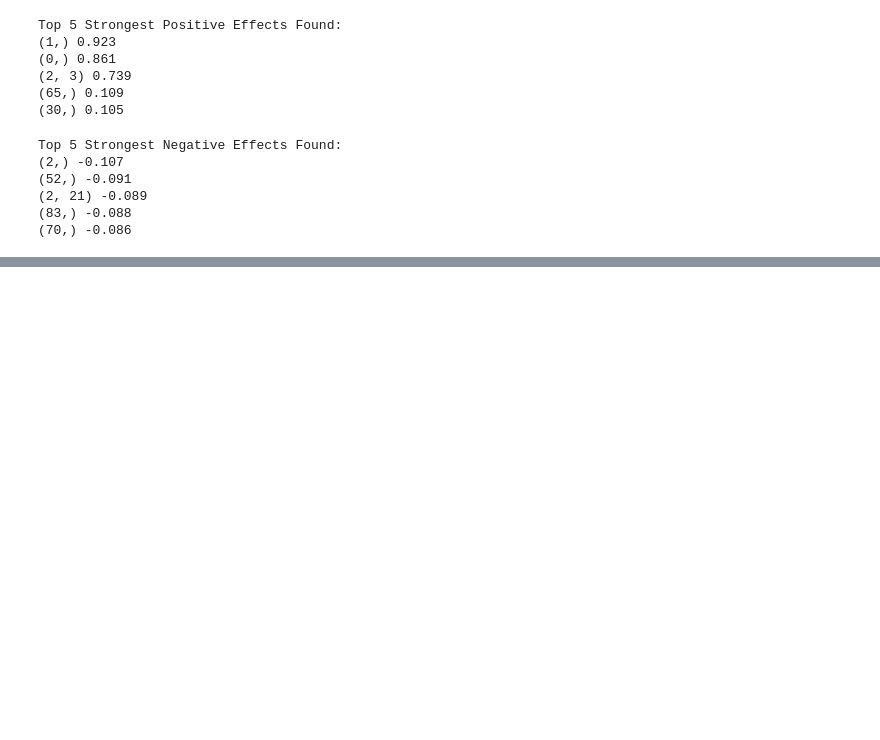
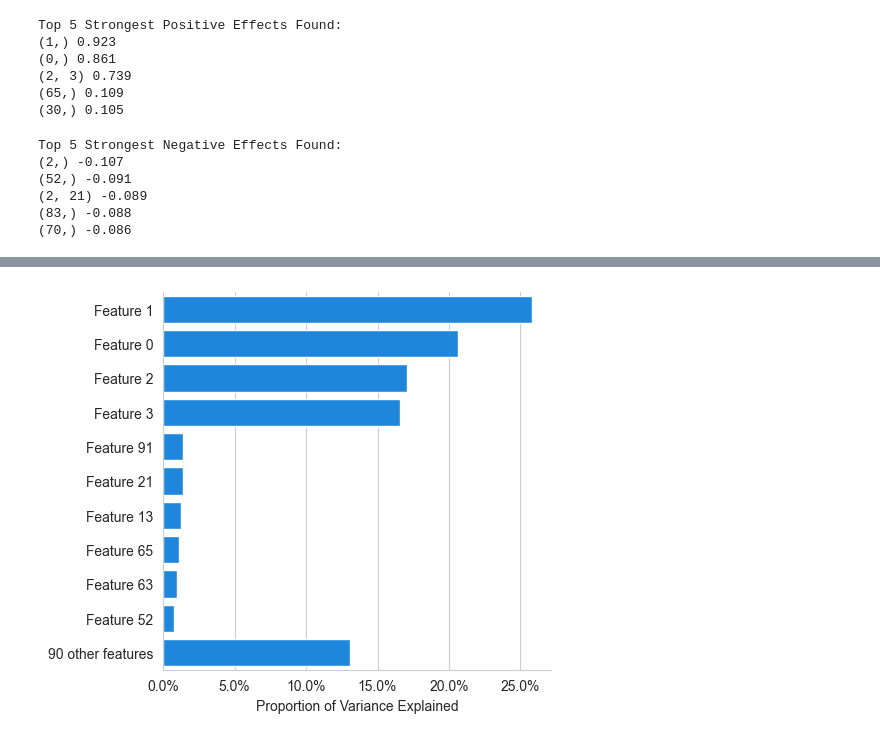
Before and after one commit to agrawalraj/anova, a Jupyter notebook: tutorials/source/skim_fa_continuous_basic.ipynb, the cells around one changed output, grey strips where cells are left out. Saved outputs shown, nothing was run; the diff lists cells and outputs as text; code cells hidden in the pictures; blank space fills up the shorter version.

Commit message:
working on adding sobol index plot

```diff
--- a/tutorials/source/skim_fa_continuous_basic.ipynb
+++ b/tutorials/source/skim_fa_continuous_basic.ipynb
@@ -389,0 +250,4 @@ DeviceArray([-3.32765222e+00,  3.23535490e+00,  7.42995024e+00,
+# %%
+covariate_variation = dict()
+for cov_ix in lanova.selected_covs:
+    covariate_variation[cov_ix] = lanova.get_variation_at_covariate(X_train, cov_ix).var().item()
@@ -389,0 +275,28 @@ DeviceArray([-3.32765222e+00,  3.23535490e+00,  7.42995024e+00,
+# %%
+import matplotlib.pyplot as plt
+import matplotlib.ticker as mtick
+
+import seaborn as sns
+import pandas as pd
+from fava.plots.colors import red_rgb, blue_rgb
+
+sns.set_style('whitegrid')
+
+def make_name(cov_ix):
+    return f'Feature {cov_ix}'
+
+
+max_feats = 10
+sobol_index_df = pd.DataFrame(list(covariate_variation.items()))
+sobol_index_df.columns = ['cov_ix', 'variance']
+sobol_index_df['names'] = sobol_index_df['cov_ix'].apply(make_name)
+sobol_index_df = sobol_index_df.sort_values(by='variance', ascending=False)
+sobol_index_df['norm_variance'] = 100 * sobol_index_df['variance'].values / sobol_index_df['variance'].sum()
+
+if sobol_index_df.shape[0] > max_feats:
+    top_feats = sobol_index_df.head(max_feats)
+    n_removed_feats = sobol_index_df.shape[0] - max_feats
+    remaining_feats = sobol_index_df.tail(n_removed_feats)
+    remaining_variance = remaining_feats['norm_variance'].sum()
+    remain_df = pd.DataFrame({'names': [f'{n_removed_feats} other features'], 'norm_variance': [remaining_variance]})
+    top_feats = pd.concat([top_feats, remain_df])
@@ -389,0 +318,9 @@ DeviceArray([-3.32765222e+00,  3.23535490e+00,  7.42995024e+00,
+# %%
+fig, ax = plt.subplots(figsize=(5, 5), dpi=100)
+sns.barplot(x='norm_variance', y='names', data=top_feats, color=blue_rgb)
+plt.xlabel('Proportion of Variance Explained')
+plt.ylabel('')
+ax.xaxis.set_major_formatter(mtick.PercentFormatter())
+sns.despine()
+# %% [output]
+[figure, added]
```
Also changed, not shown: parts of 18 cells of this notebook, 3 other files.
